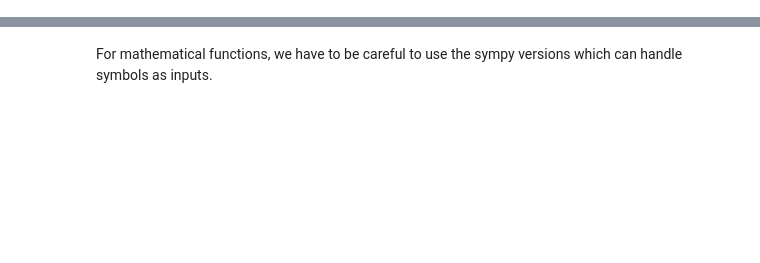
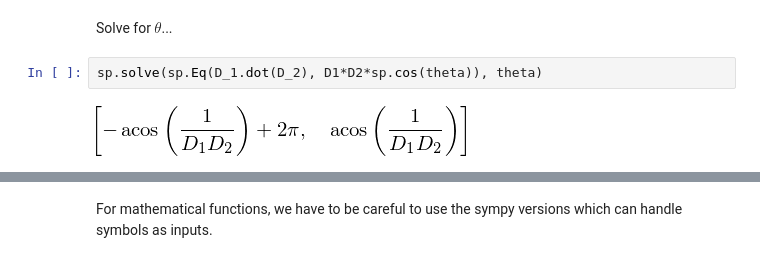
Before and after one commit to zhuxuan1998/PHYS352-HW, a Jupyter notebook: HW001.ipynb, the cells around one changed output, grey strips where cells are left out. Saved outputs shown, nothing was run; the diff lists cells and outputs as text; blank space fills up the shorter version.

```diff
--- a/HW001.ipynb
+++ b/HW001.ipynb
@@ -39,0 +29,6 @@ $$\nabla \left(x^{2} y^{3} z^{4}\right) = \left[\begin{matrix}2 x y^{3} z^{4}\\3
+# %% [markdown]
+Solve for $\theta$...
+# %%
+sp.solve(sp.Eq(D_1.dot(D_2), D1*D2*sp.cos(theta)), theta)
+# %% [output]
+[figure, added]
```
Also changed, not shown: parts of 50 cells of this notebook.
